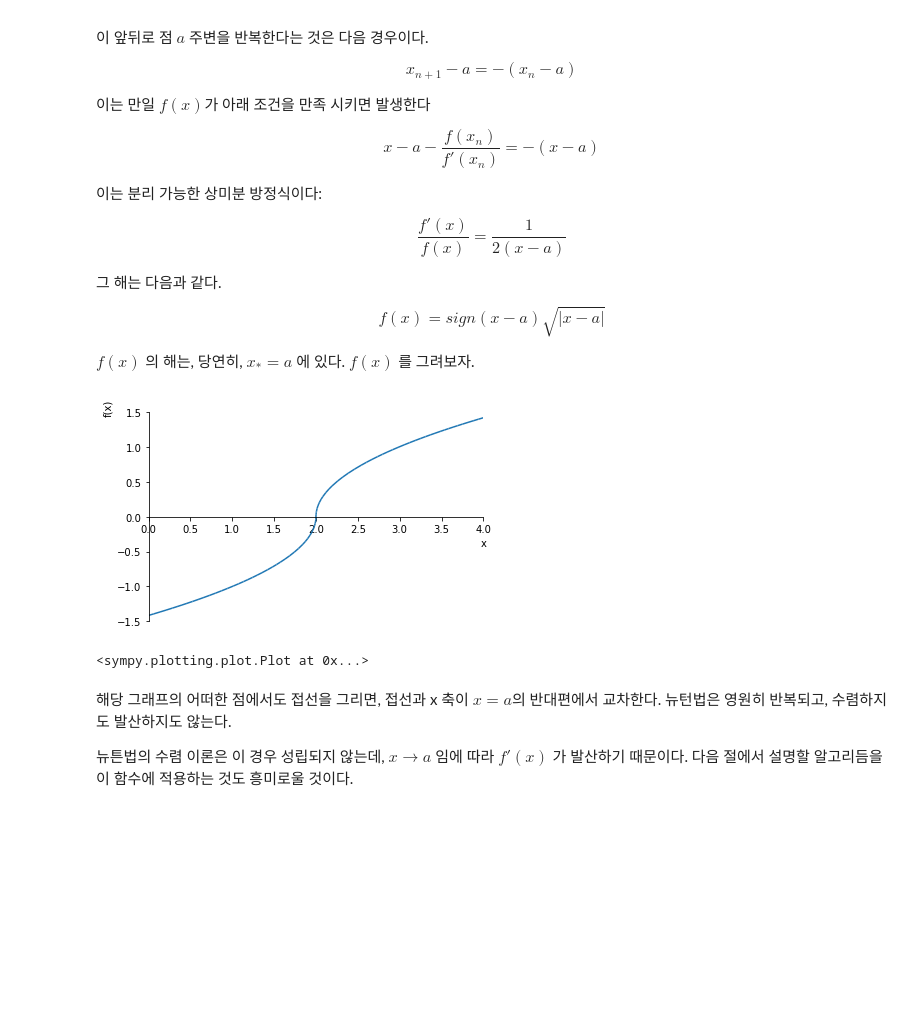
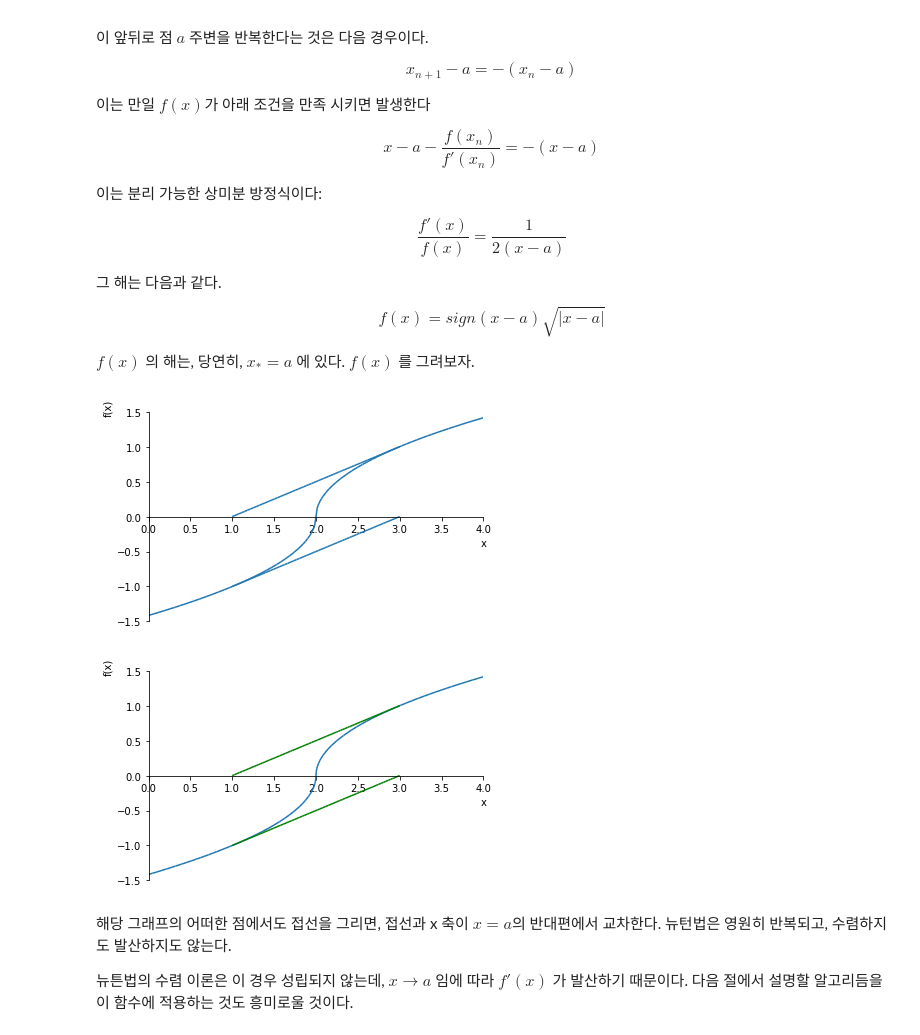
Before and after one commit to kangwonlee/17eca_ncm, a Jupyter notebook: 04_Zeros_and_Roots/04_02_Newtons_method.ipynb, the cells around one changed output. Cells and saved outputs as stored; diff of their text form; code cells hidden in the pictures; blank space fills up the shorter version.

Commit message:
tangent plots in different colors

```diff
--- a/04_Zeros_and_Roots/04_02_Newtons_method.ipynb
+++ b/04_Zeros_and_Roots/04_02_Newtons_method.ipynb
@@ -105,15 +105,26 @@ $$\frac{f'(x)}{f(x)} = \frac{1}{2(x -a)} $$
 $$f(x)=sign(x-a) \sqrt{|x-a|}$$
 
 $f(x)$ 의 해는, 당연히, $x_*=a$ 에 있다. $f(x)$ 를 그려보자.
-# %%
-import sympy as sy
-
-
-x = sy.symbols('x')
-sy.plot(sy.sign(x - 2) * sy.sqrt(abs(x - 2)), (x, 0, 4))
-# %% [output]
-[figure, removed]
-<sympy.plotting.plot.Plot at 0x...>
+# %%
+import sympy as sy
+
+
+x = sy.symbols('x')
+f = sy.sign(x - 2) * sy.sqrt(abs(x - 2))
+fprime = sy.diff(f, x)
+slope_3 = sy.diff(sy.sqrt(x - 2), x).subs(x, 3)
+slope_1 = slope_3
+tangent_3 = slope_3 * (x - 3) + f.subs(x, 3)
+tangent_1 = slope_1 * (x - 1) + f.subs(x, 1)
+p = sy.plot((f, (x, 0, 4)),
+            (tangent_1, (x, 1, 3)),
+            (tangent_3, (x, 1, 3)),
+        )
+p[1].line_color = p[2].line_color = 'green'
+p.show()
+# %% [output]
+[figure, added]
+[figure, added]
 # %% [markdown]
 해당 그래프의 어떠한 점에서도 접선을 그리면, 접선과 x 축이 $x=a$의 반대편에서 교차한다. 뉴턴법은 영원히 반복되고, 수렴하지도 발산하지도 않는다.
 
```
